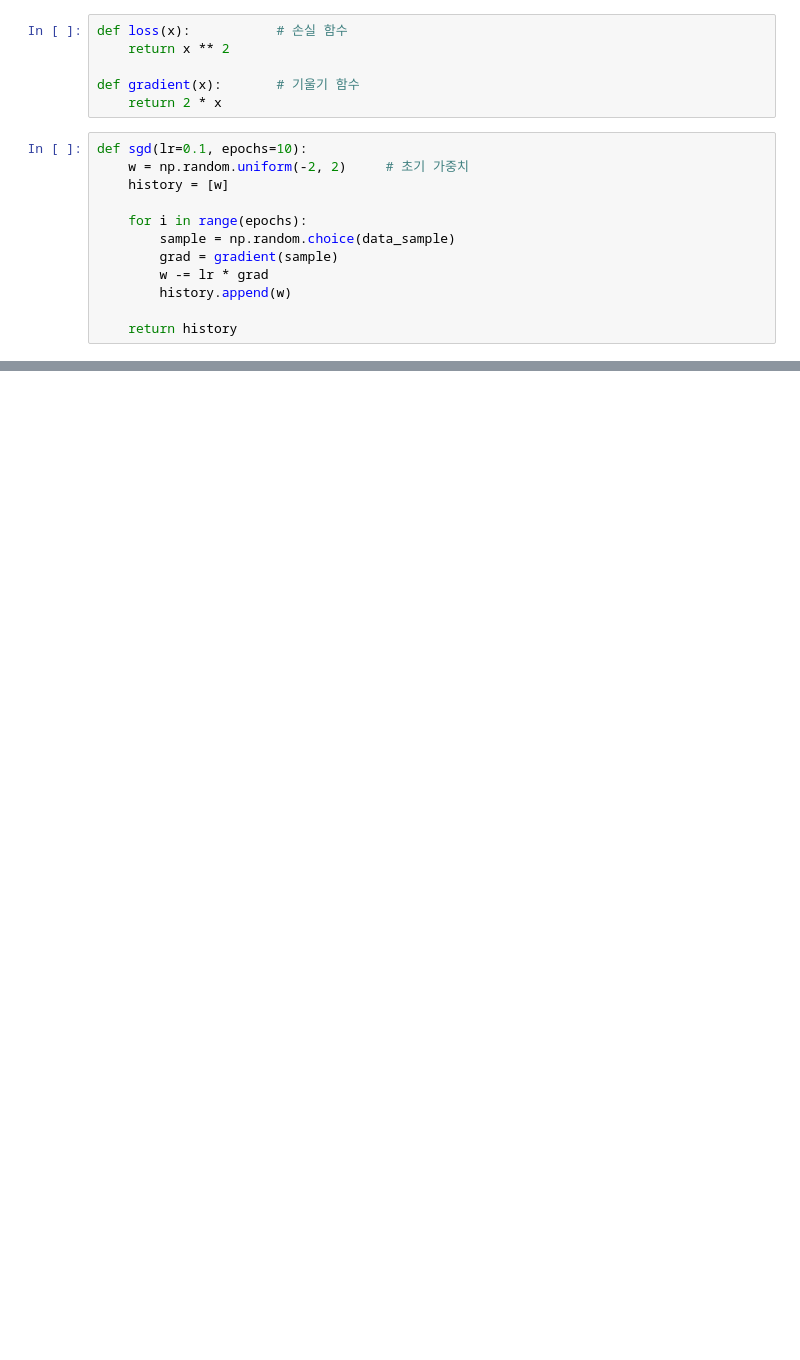
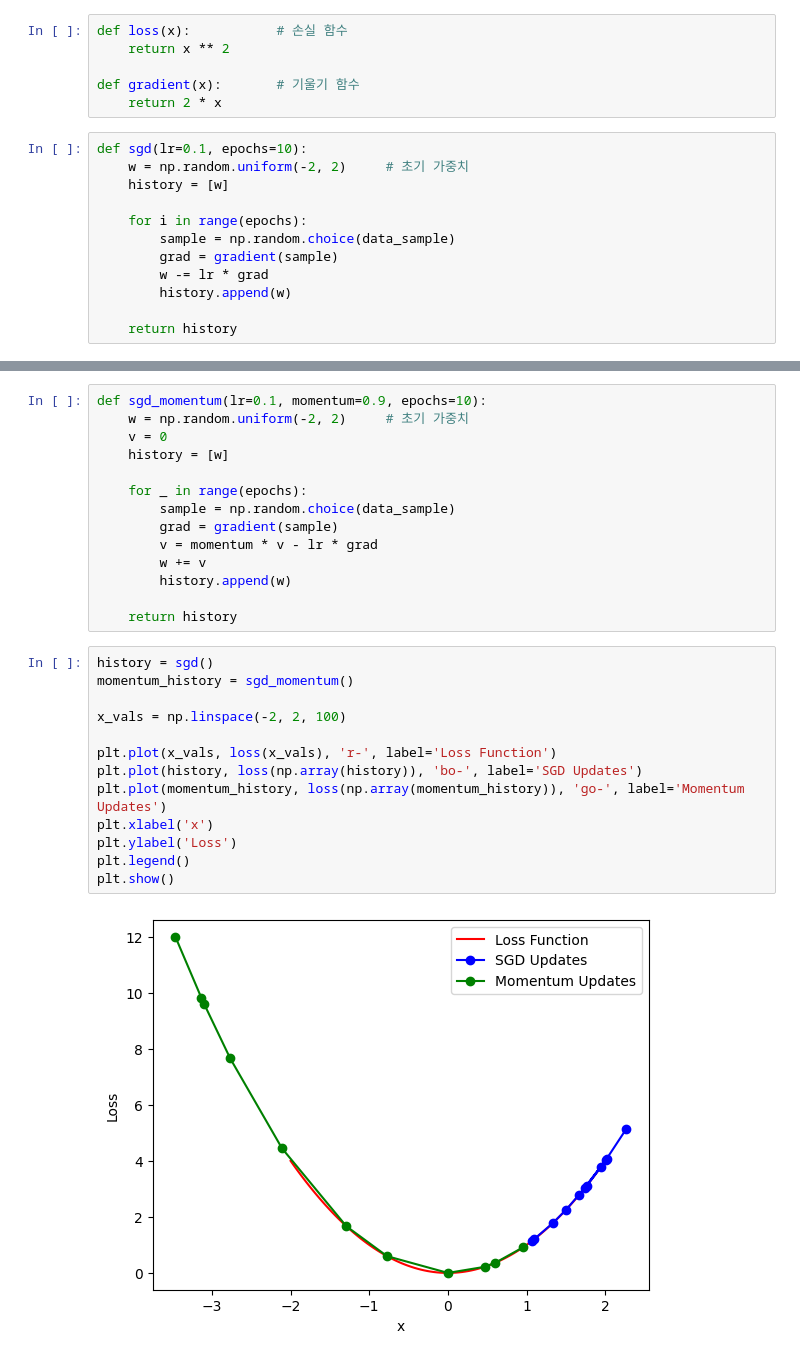
Before and after one commit to vfxpedia/06_deep_learning_basic, a Jupyter notebook: 08_optim_function.ipynb, the cells around one changed output, grey strips where cells are left out. Saved outputs shown, nothing was run; the diff lists cells and outputs as text; blank space fills up the shorter version.

```diff
--- a/08_optim_function.ipynb
+++ b/08_optim_function.ipynb
@@ -32,0 +48,29 @@ def sgd(lr=0.1, epochs=10):
+# %%
+def sgd_momentum(lr=0.1, momentum=0.9, epochs=10):
+    w = np.random.uniform(-2, 2)     # 초기 가중치
+    v = 0
+    history = [w]
+
+    for _ in range(epochs):
+        sample = np.random.choice(data_sample)
+        grad = gradient(sample)
+        v = momentum * v - lr * grad
+        w += v
+        history.append(w)
+
+    return history
+# %%
+history = sgd()
+momentum_history = sgd_momentum()
+
+x_vals = np.linspace(-2, 2, 100)
+
+plt.plot(x_vals, loss(x_vals), 'r-', label='Loss Function')
+plt.plot(history, loss(np.array(history)), 'bo-', label='SGD Updates')
+plt.plot(momentum_history, loss(np.array(momentum_history)), 'go-', label='Momentum Updates')
+plt.xlabel('x')
+plt.ylabel('Loss')
+plt.legend()
+plt.show()
+# %% [output]
+[figure, added]
```
Also changed, not shown: parts of 17 cells of this notebook, 9 other files.
